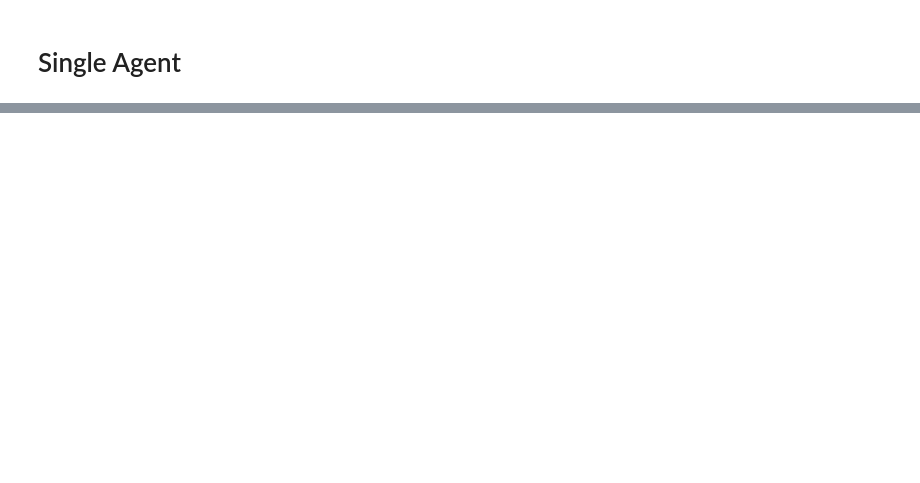
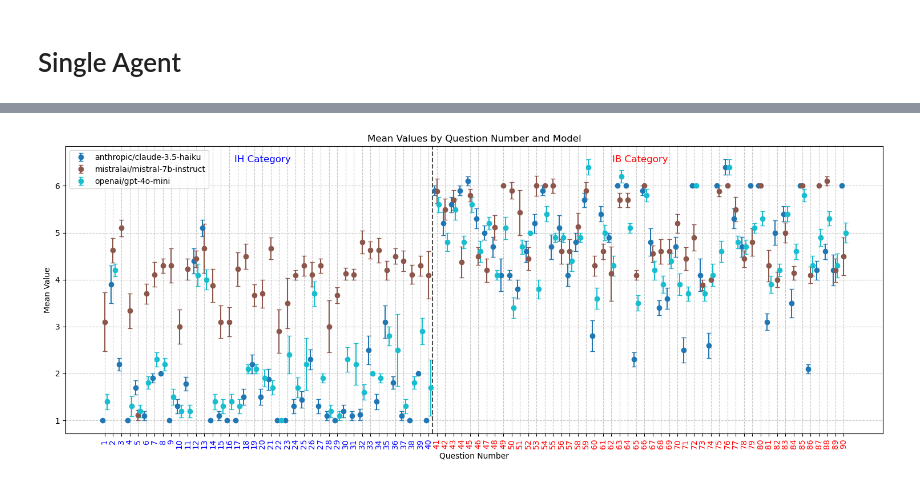
Before and after one commit to rapturt9/wisdom_agents, a Jupyter notebook: GGB_analysis.ipynb, the cells around one changed output, grey strips where cells are left out. Saved outputs shown, nothing was run; the diff lists cells and outputs as text; code cells hidden in the pictures; blank space fills up the shorter version.

Commit message:
single agents plotted

```diff
--- a/GGB_analysis.ipynb
+++ b/GGB_analysis.ipynb
@@ -128,4 +149,14 @@ single_df['answer'] = pd.to_numeric(single_df['answer'], errors='coerce')
 # add category to dataframe
 single_df['category'] = single_df['question_id'].apply(lambda x: Qs.get_question_category(str(x)))
 # %%
-single_df.columns
+# Create the grouped calculations with nanmean and sem handling NaNs
+grouped_by_question = single_df.groupby(['model_name', 'question_num', 'category'])['answer'].agg([
+    ('mean', lambda x: np.nanmean(x)),
+    ('sem', lambda x: np.nanstd(x, ddof=1) / np.sqrt(np.sum(~np.isnan(x))))
+]).reset_index()
+
+# (2) For each model and category, get mean and sem across all runs and question_nums
+grouped_by_category = single_df.groupby(['model_name', 'category'])['answer'].agg([
+    ('mean', lambda x: np.nanmean(x)),
+    ('sem', lambda x: np.nanstd(x, ddof=1) / np.sqrt(np.sum(~np.isnan(x))))
+]).reset_index()
@@ -135,0 +167,83 @@ Index(['model_name', 'question_num', 'question_id', 'run_index', 'answer',
+# %%
+# Assuming grouped_by_question is your DataFrame from previous calculation
+# with columns: model_name, question_num, category, mean, sem
+
+# Get unique question numbers and models
+question_nums = sorted(grouped_by_question['question_num'].unique())
+models = sorted(grouped_by_question['model_name'].unique())
+num_models = len(models)
+
+# Set up the plot
+plt.figure(figsize=(15, 6))
+
+# Set width for the model offset from the question_num center
+width = 0.25  # Adjust based on how many models you have
+
+# Define colors for models
+model_colors = plt.cm.tab10(np.linspace(0, 1, num_models))
+
+# Create positions for the points
+positions = {}
+for i, model in enumerate(models):
+    # This creates a slight offset for each model (-0.25, 0, 0.25 for 3 models)
+    offset = (i - (num_models-1)/2) * width
+    positions[model] = [q + offset for q in question_nums]
+
+    # Get the data for this model
+    model_data = grouped_by_question[grouped_by_question['model_name'] == model]
+
+    # Plot only the question numbers that exist for this model
+    for idx, q_num in enumerate(question_nums):
+        # Find data for this question number and model
+        q_data = model_data[model_data['question_num'] == q_num]
+
+        # Only plot if we have data
+        if not q_data.empty:
+            plt.errorbar(
+                positions[model][idx],  # Use the precomputed position
+                q_data['mean'].values[0],
+                yerr=q_data['sem'].values[0],
+                fmt='o',  # Use circles as markers
+                color=model_colors[i],
+                label=model if idx == 0 else "",  # Only add to legend once
+                capsize=3  # Add caps to error bars
+            )
+
+# Set x-ticks at question numbers only (not the offset positions)
+plt.xticks(question_nums, rotation=90)  # Rotate labels for better visibility if many questions
+
+# Color the tick labels based on category
+ax = plt.gca()
+for tick in ax.get_xticklabels():
+    question = int(tick.get_text())
+    if question <= 40:  # IH category
+        tick.set_color('blue')
+    else:  # IB category
+        tick.set_color('red')
+
+# Add a vertical line to separate categories
+plt.axvline(x=40.5, color='black', linestyle='--', alpha=0.7)
+
+# Get y-limits for placing text
+y_min, y_max = plt.ylim()
+y_text = y_max * 0.95
+
+# Add annotations for categories
+plt.text(20, y_text, 'IH Category', color='blue', ha='center', fontsize=12)
+plt.text(np.mean([x for x in question_nums if x > 40]), y_text,
+         'IB Category', color='red', ha='center', fontsize=12)
+
+# Add labels and legend
+plt.xlabel('Question Number')
+plt.ylabel('Mean Value')
+plt.title('Mean Values by Question Number and Model')
+plt.legend()
+
+# Add grid for better readability
+plt.grid(True, linestyle='--', alpha=0.7)
+
+# Adjust layout to make room for rotated labels
+plt.tight_layout()
+plt.show()
+# %% [output]
+[figure, added]
```
Also changed, not shown: parts of 8 cells of this notebook.
